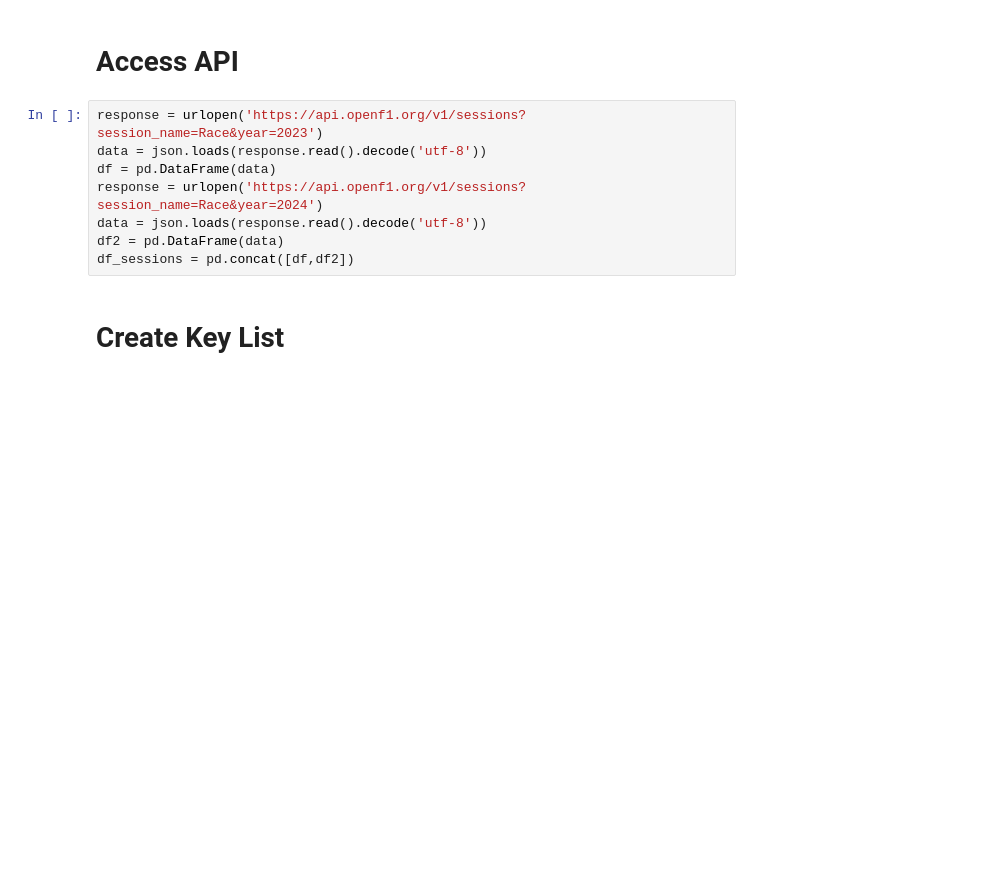
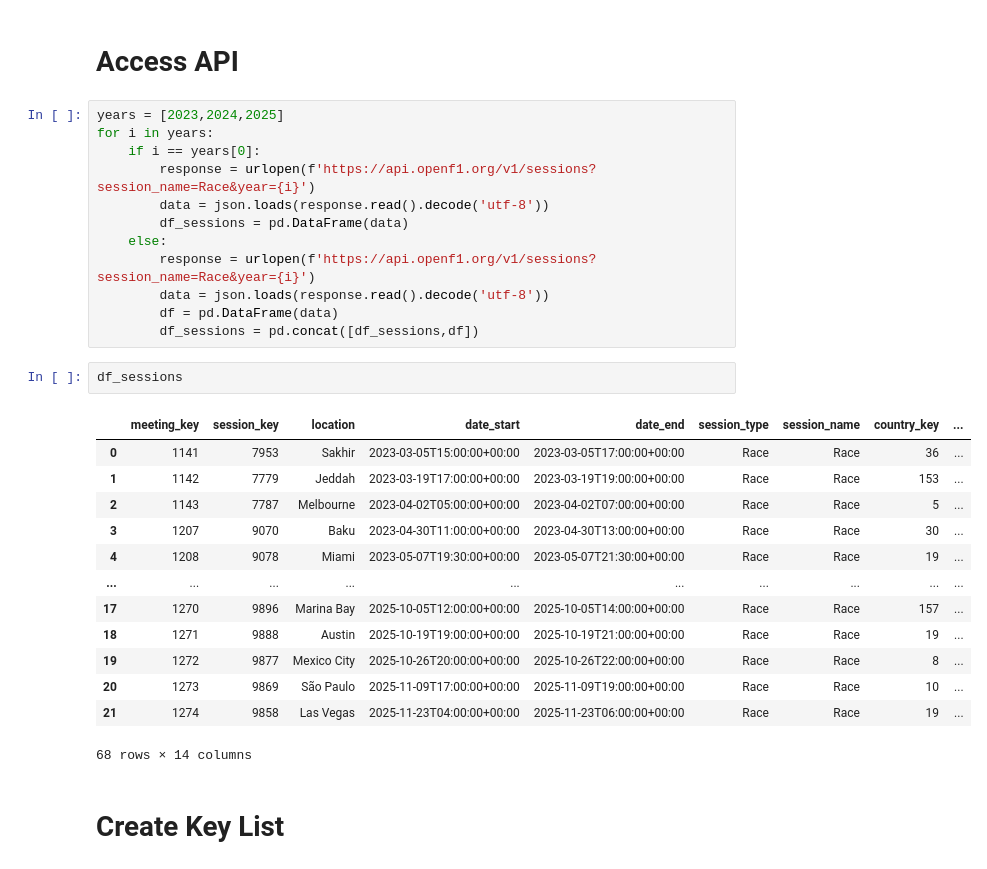
Before and after one commit to sivajeevan95-design/F1_Capstone, a Jupyter notebook: api_sessions.ipynb, the cells around one changed output. Cells and saved outputs as stored; diff of their text form; blank space fills up the shorter version.

```diff
--- a/api_sessions.ipynb
+++ b/api_sessions.ipynb
@@ -15,13 +15,33 @@ import pprint
 # %% [markdown]
 # Access API
 # %%
-response = urlopen('https://api.openf1.org/v1/sessions?session_name=Race&year=2023')
-data = json.loads(response.read().decode('utf-8'))
-df = pd.DataFrame(data)
-response = urlopen('https://api.openf1.org/v1/sessions?session_name=Race&year=2024')
-data = json.loads(response.read().decode('utf-8'))
-df2 = pd.DataFrame(data)
-df_sessions = pd.concat([df,df2])
+years = [2023,2024,2025]
+for i in years:
+    if i == years[0]:
+        response = urlopen(f'https://api.openf1.org/v1/sessions?session_name=Race&year={i}')
+        data = json.loads(response.read().decode('utf-8'))
+        df_sessions = pd.DataFrame(data)
+    else:
+        response = urlopen(f'https://api.openf1.org/v1/sessions?session_name=Race&year={i}')
+        data = json.loads(response.read().decode('utf-8'))
+        df = pd.DataFrame(data)
+        df_sessions = pd.concat([df_sessions,df])
+# %%
+df_sessions
+# %% [output]
+|  | meeting_key | session_key | location | date_start | date_end | session_type | session_name | country_key | ... |
+| 0 | 1141 | 7953 | Sakhir | 2023-03-05T15:00:00+00:00 | 2023-03-05T17:00:00+00:00 | Race | Race | 36 | ... |
+| 1 | 1142 | 7779 | Jeddah | 2023-03-19T17:00:00+00:00 | 2023-03-19T19:00:00+00:00 | Race | Race | 153 | ... |
+| 2 | 1143 | 7787 | Melbourne | 2023-04-02T05:00:00+00:00 | 2023-04-02T07:00:00+00:00 | Race | Race | 5 | ... |
+| 3 | 1207 | 9070 | Baku | 2023-04-30T11:00:00+00:00 | 2023-04-30T13:00:00+00:00 | Race | Race | 30 | ... |
+| 4 | 1208 | 9078 | Miami | 2023-05-07T19:30:00+00:00 | 2023-05-07T21:30:00+00:00 | Race | Race | 19 | ... |
+| ... | ... | ... | ... | ... | ... | ... | ... | ... | ... |
+| 17 | 1270 | 9896 | Marina Bay | 2025-10-05T12:00:00+00:00 | 2025-10-05T14:00:00+00:00 | Race | Race | 157 | ... |
+| 18 | 1271 | 9888 | Austin | 2025-10-19T19:00:00+00:00 | 2025-10-19T21:00:00+00:00 | Race | Race | 19 | ... |
+| 19 | 1272 | 9877 | Mexico City | 2025-10-26T20:00:00+00:00 | 2025-10-26T22:00:00+00:00 | Race | Race | 8 | ... |
+| 20 | 1273 | 9869 | São Paulo | 2025-11-09T17:00:00+00:00 | 2025-11-09T19:00:00+00:00 | Race | Race | 10 | ... |
+| 21 | 1274 | 9858 | Las Vegas | 2025-11-23T04:00:00+00:00 | 2025-11-23T06:00:00+00:00 | Race | Race | 19 | ... |
+68 rows × 14 columns
 # %% [markdown]
 # Create Key List
 # %%
```
Also changed, not shown: parts of 2 cells of this notebook, 1 other file.
